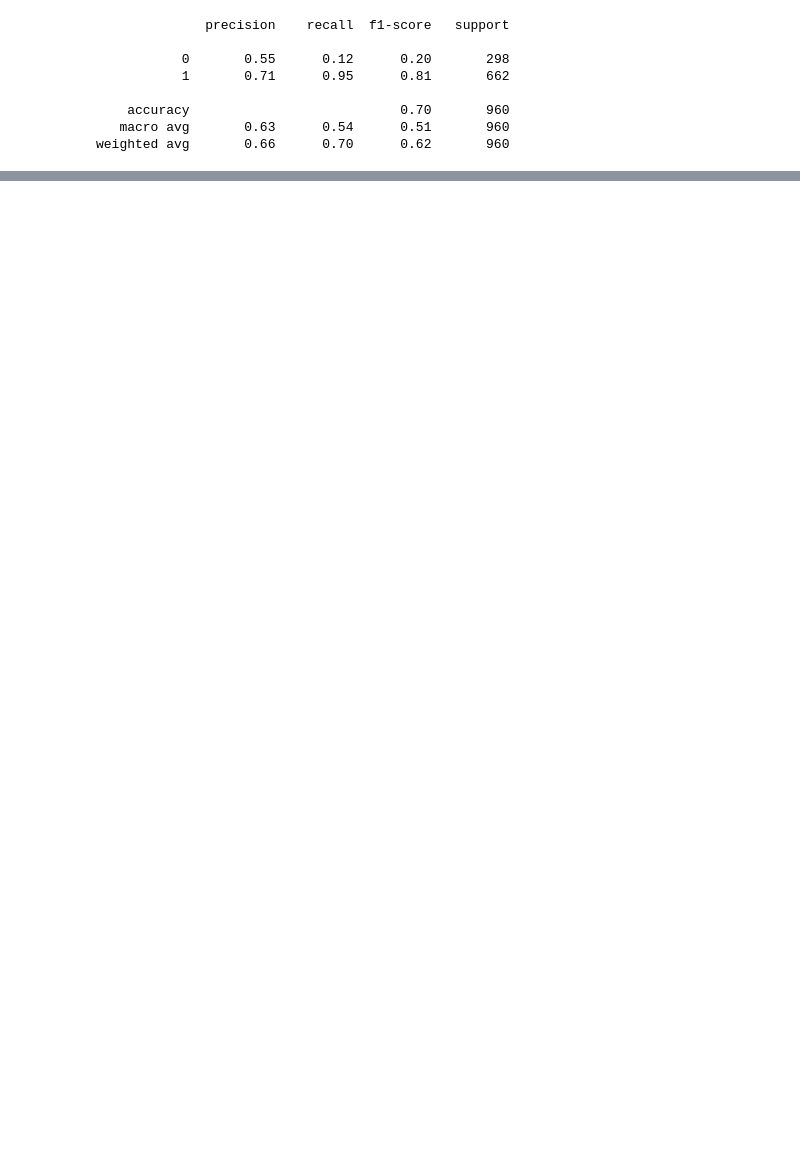
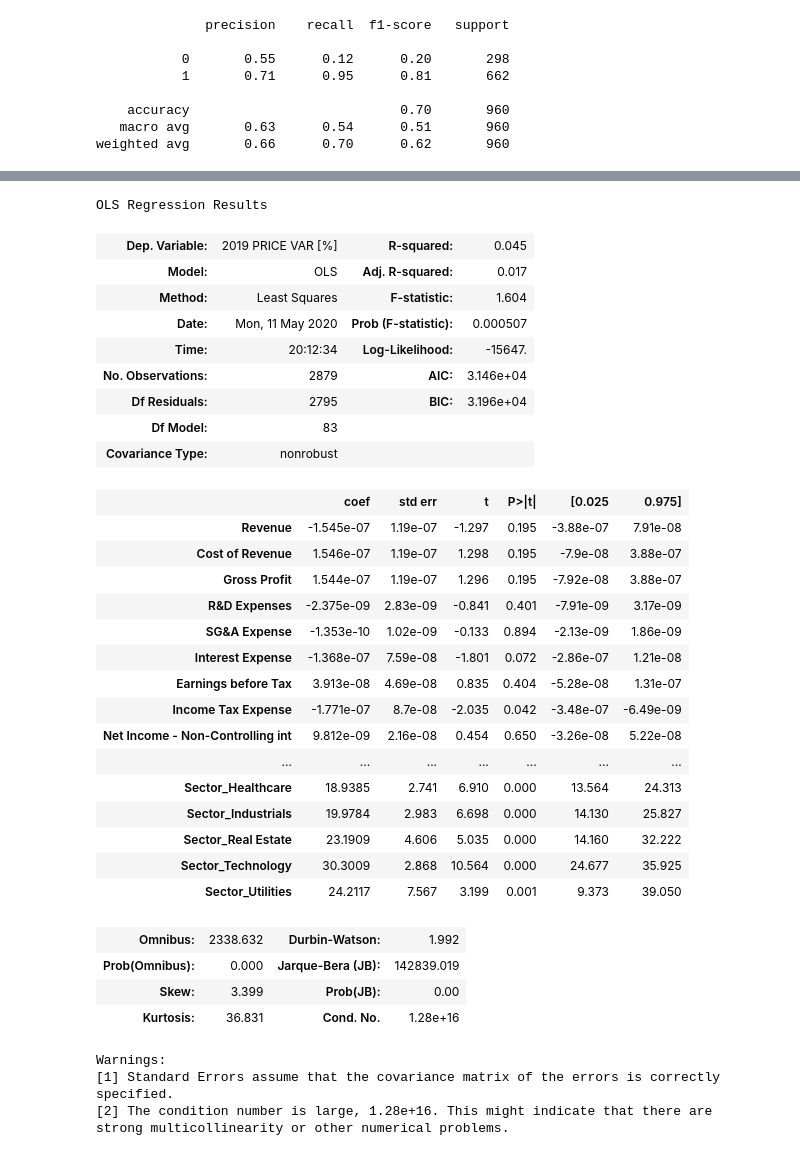
Before and after one commit to daniel-valdes/stock-eda, a Jupyter notebook: machine learning.ipynb, the cells around one changed output, grey strips where cells are left out. Drawn from its saved outputs; the diff is of its cells as text; code cells hidden in the pictures; blank space fills up the shorter version.

```diff
--- a/machine learning.ipynb
+++ b/machine learning.ipynb
@@ -10,10 +13,10 @@ from sklearn.feature_selection import SelectKBest, f_classif
 # %%
 market = pd.read_csv(os.path.join('resources', 'cleaned_data.csv')).drop(columns=['Unnamed: 0'])
 # %%
-# indicators = pd.DataFrame({
-#    'Indicator': market.columns.tolist()
-# })
+indicators = pd.DataFrame({
+   'Indicator': market.columns.tolist()
+})
 
-# filt = indicators[indicators['Indicator'].str.contains('Growth|Margin|ratio|Ratio|Turnover|per|/| / | to |Per|return|To|days') == False]
+filt = indicators[indicators['Indicator'].str.contains('Growth|growth|Margin|ratio|Ratio|Turnover|per|/| / | to |Per|return|To|days|Days') == False]
 
-# cond = filt['Indicator'].to_list()
+cond = filt['Indicator'].to_list()
@@ -106,0 +118,8 @@ weighted avg       0.66      0.70      0.62       960
+# %%
+y = market["2019 PRICE VAR [%]"]
+# %%
+x = market[cond].drop(columns={'Ticker','Company Name','2019 PRICE VAR [%]','Class','Market Cap Size'})
+
+X = pd.get_dummies(x)
+
+X.head()
@@ -106,0 +134,41 @@ weighted avg       0.66      0.70      0.62       960
+# %%
+X_train, X_test, y_train, y_test = train_test_split(X, y, random_state=1)
+# %%
+reg = sm.OLS(y_train, X_train).fit()
+
+reg.summary()
+# %% [output]
+OLS Regression Results
+| Dep. Variable: | 2019 PRICE VAR [%] | R-squared: | 0.045 |
+| Model: | OLS | Adj. R-squared: | 0.017 |
+| Method: | Least Squares | F-statistic: | 1.604 |
+| Date: | Mon, 11 May 2020 | Prob (F-statistic): | 0.000507 |
+| Time: | 20:12:34 | Log-Likelihood: | -15647. |
+| No. Observations: | 2879 | AIC: | 3.146e+04 |
+| Df Residuals: | 2795 | BIC: | 3.196e+04 |
+| Df Model: | 83 |  |  |
+| Covariance Type: | nonrobust |  |  |
+|  | coef | std err | t | P>|t| | [0.025 | 0.975] |
+| Revenue | -1.545e-07 | 1.19e-07 | -1.297 | 0.195 | -3.88e-07 | 7.91e-08 |
+| Cost of Revenue | 1.546e-07 | 1.19e-07 | 1.298 | 0.195 | -7.9e-08 | 3.88e-07 |
+| Gross Profit | 1.544e-07 | 1.19e-07 | 1.296 | 0.195 | -7.92e-08 | 3.88e-07 |
+| R&D Expenses | -2.375e-09 | 2.83e-09 | -0.841 | 0.401 | -7.91e-09 | 3.17e-09 |
+| SG&A Expense | -1.353e-10 | 1.02e-09 | -0.133 | 0.894 | -2.13e-09 | 1.86e-09 |
+| Interest Expense | -1.368e-07 | 7.59e-08 | -1.801 | 0.072 | -2.86e-07 | 1.21e-08 |
+| Earnings before Tax | 3.913e-08 | 4.69e-08 | 0.835 | 0.404 | -5.28e-08 | 1.31e-07 |
+| Income Tax Expense | -1.771e-07 | 8.7e-08 | -2.035 | 0.042 | -3.48e-07 | -6.49e-09 |
+| Net Income - Non-Controlling int | 9.812e-09 | 2.16e-08 | 0.454 | 0.650 | -3.26e-08 | 5.22e-08 |
+| ... | ... | ... | ... | ... | ... | ... |
+| Sector_Healthcare | 18.9385 | 2.741 | 6.910 | 0.000 | 13.564 | 24.313 |
+| Sector_Industrials | 19.9784 | 2.983 | 6.698 | 0.000 | 14.130 | 25.827 |
+| Sector_Real Estate | 23.1909 | 4.606 | 5.035 | 0.000 | 14.160 | 32.222 |
+| Sector_Technology | 30.3009 | 2.868 | 10.564 | 0.000 | 24.677 | 35.925 |
+| Sector_Utilities | 24.2117 | 7.567 | 3.199 | 0.001 | 9.373 | 39.050 |
+| Omnibus: | 2338.632 | Durbin-Watson: | 1.992 |
+| Prob(Omnibus): | 0.000 | Jarque-Bera (JB): | 142839.019 |
+| Skew: | 3.399 | Prob(JB): | 0.00 |
+| Kurtosis: | 36.831 | Cond. No. | 1.28e+16 |
+Warnings:
+[1] Standard Errors assume that the covariance matrix of the errors is correctly specified.
+[2] The condition number is large, 1.28e+16. This might indicate that there are
+strong multicollinearity or other numerical problems.
```
Also changed, not shown: parts of 18 cells of this notebook, 3 other files.
